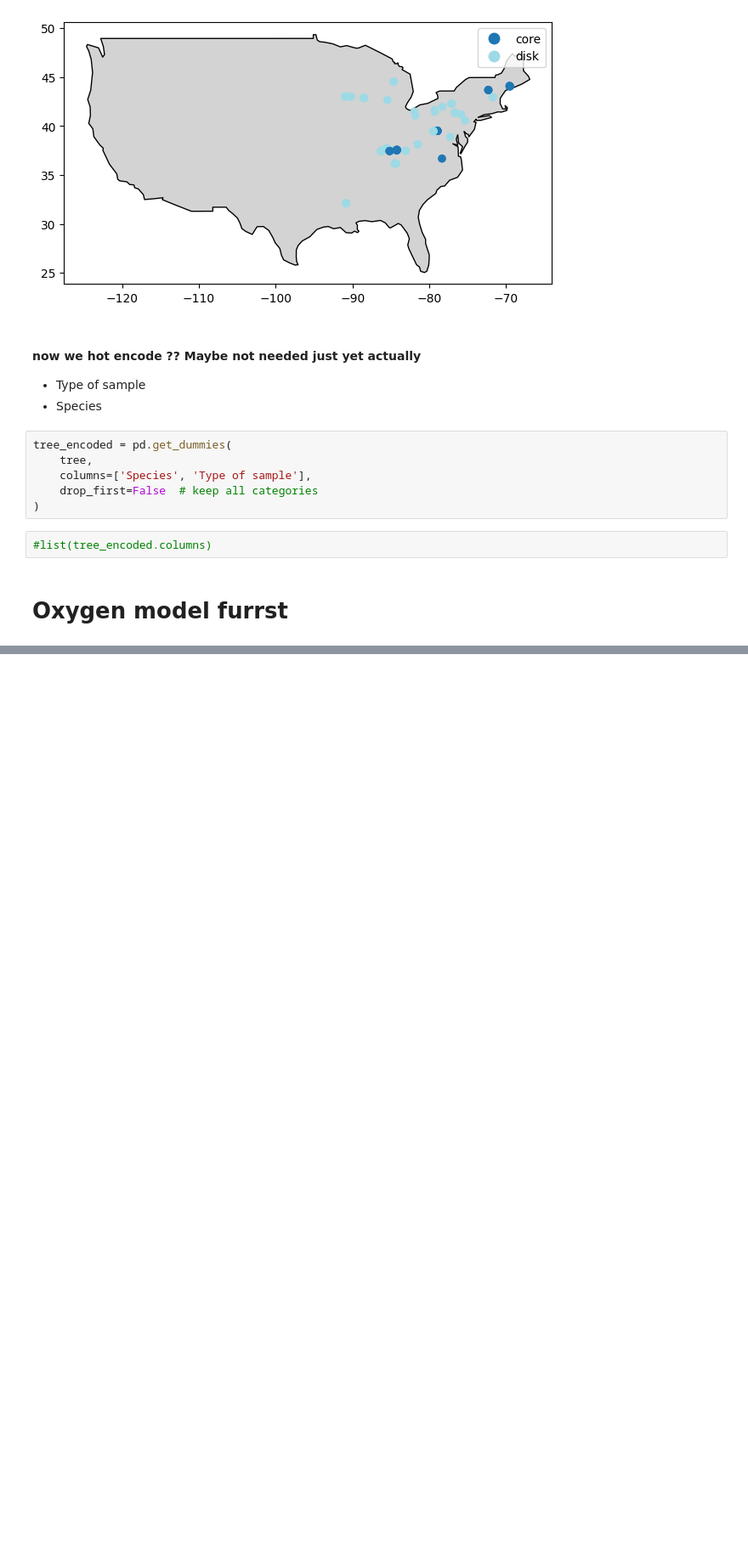
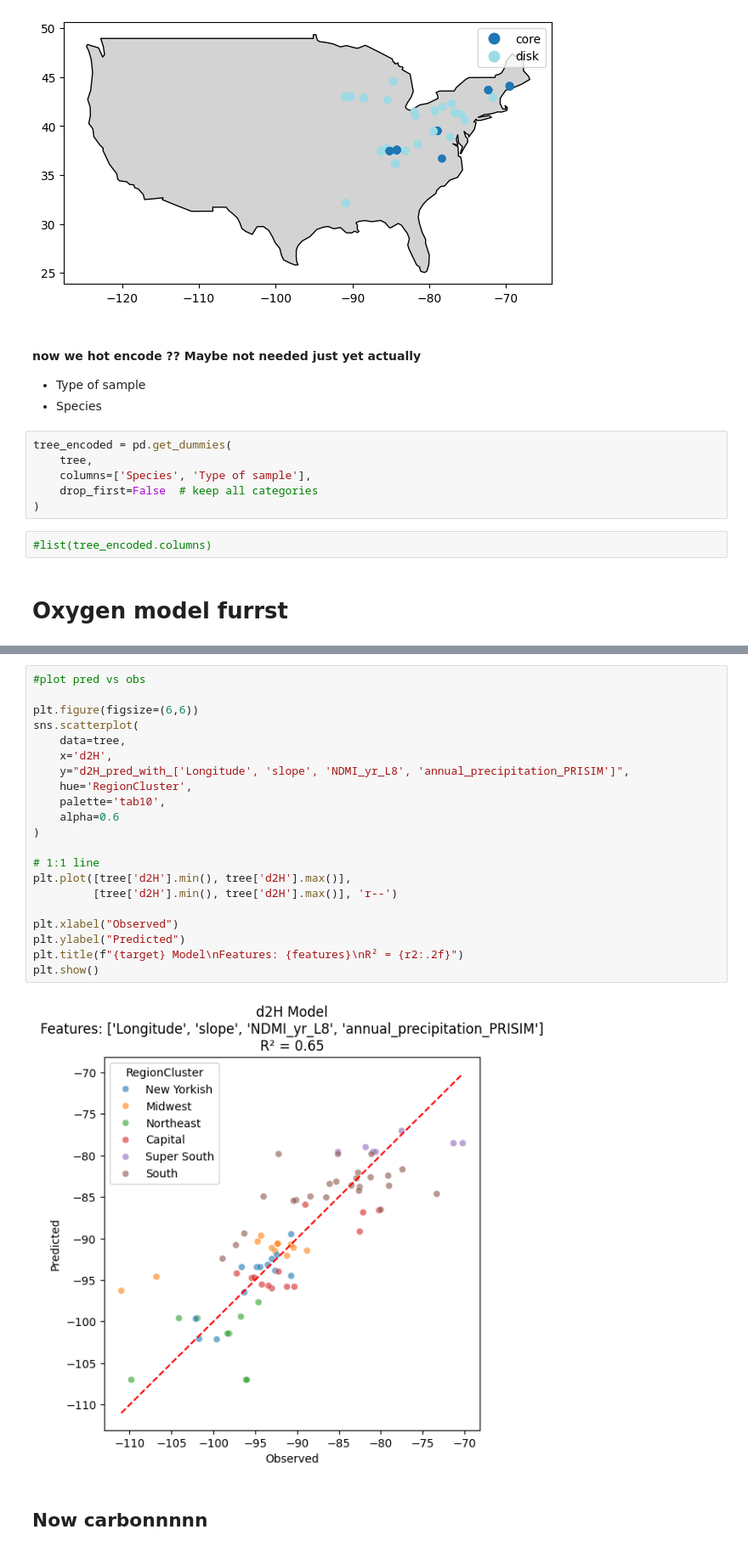
Before and after one commit to s-kganz/isotopes, a Jupyter notebook: Amanda/Modeling_w_spatial_cv.ipynb, the cells around one changed output, grey strips where cells are left out. Shown at 85% size. Drawn from its saved outputs; the diff is of its cells as text; blank space fills up the shorter version.

```diff
--- a/Amanda/Modeling_w_spatial_cv.ipynb
+++ b/Amanda/Modeling_w_spatial_cv.ipynb
@@ -414,0 +856,25 @@ plt.show()
+# %%
+#plot pred vs obs
+
+plt.figure(figsize=(6,6))
+sns.scatterplot(
+    data=tree,
+    x='d2H',
+    y="d2H_pred_with_['Longitude', 'slope', 'NDMI_yr_L8', 'annual_precipitation_PRISIM']",
+    hue='RegionCluster',
+    palette='tab10',
+    alpha=0.6
+)
+
+# 1:1 line
+plt.plot([tree['d2H'].min(), tree['d2H'].max()],
+         [tree['d2H'].min(), tree['d2H'].max()], 'r--')
+
+plt.xlabel("Observed")
+plt.ylabel("Predicted")
+plt.title(f"{target} Model\nFeatures: {features}\nR² = {r2:.2f}")
+plt.show()
+# %% [output]
+[figure, added]
+# %% [markdown]
+## Now carbonnnnn
```
Also changed, not shown: parts of 47 cells of this notebook.
